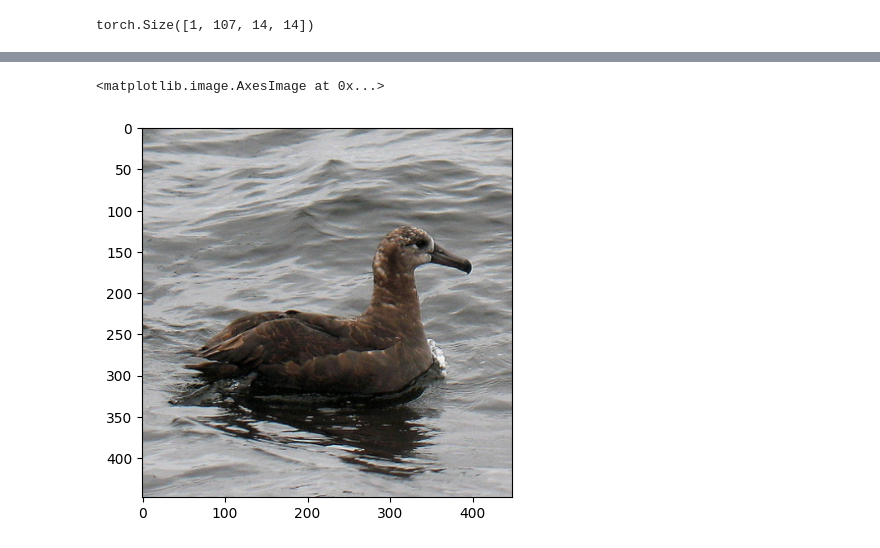
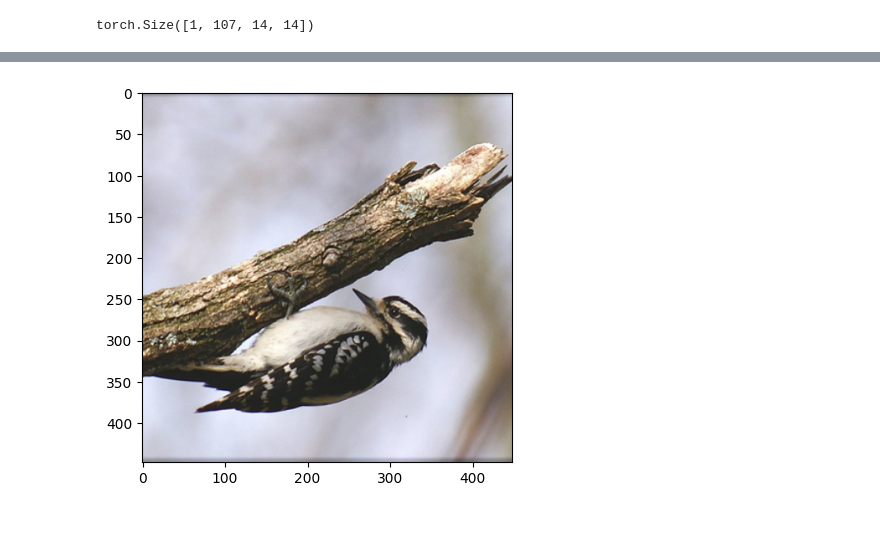
Before and after one commit to zijizhu/clip-concept, a Jupyter notebook: visualization.ipynb, the cells around one changed output, grey strips where cells are left out. Cells and saved outputs as stored; diff of their text form; code cells hidden in the pictures.

```diff
--- a/visualization.ipynb
+++ b/visualization.ipynb
@@ -25,7 +23,9 @@ net.load_state_dict(state_dict)
 # %% [output]
 <All keys matched successfully>
 # %%
+idx = 5540
 net.eval()
 with torch.no_grad():
-    images, class_tgts, attr_tgts = next(dataloader_val_iter)
-    final_logits, local_logits, attn_maps, prototypes, max_logit_coords = net(images)
+    image, class_tgts, attr_tgts = dataset_val[idx]
+    image = image.unsqueeze(0)
+    final_logits, local_logits, attn_maps, prototypes, max_logit_coords = net(image)
@@ -71,5 +81,5 @@ tensor([0])
 # %%
-plt.imshow(images.squeeze().permute(1,2,0).numpy())
+plt.imshow(image.squeeze().permute(1,2,0).numpy())
+plt.show()
 # %% [output]
-<matplotlib.image.AxesImage at 0x...>
-[figure, old version]
+[figure, new version]
```
Also changed, not shown: parts of 8 cells of this notebook, 1 other file.
